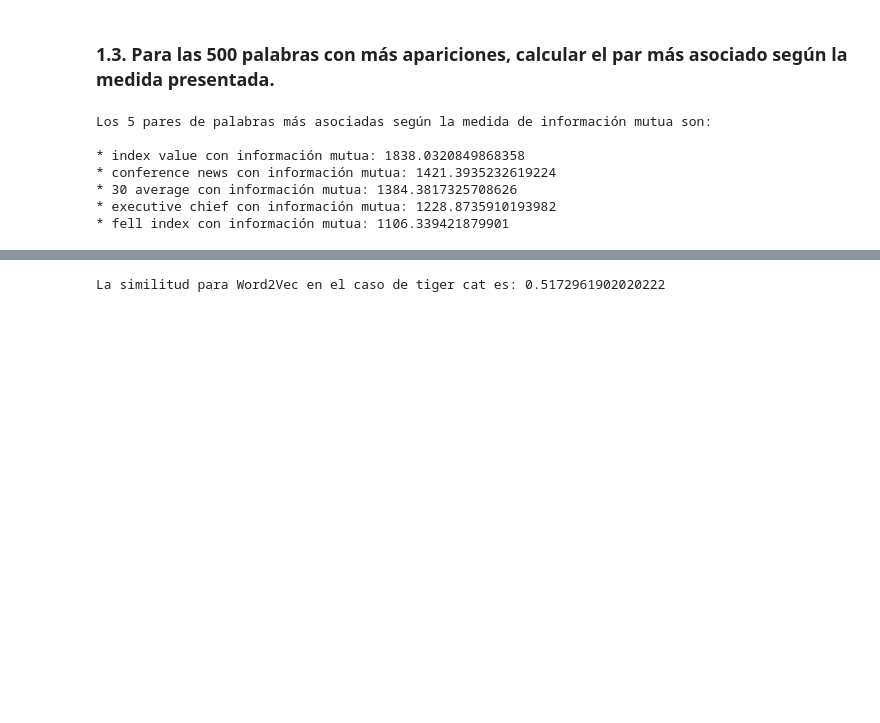
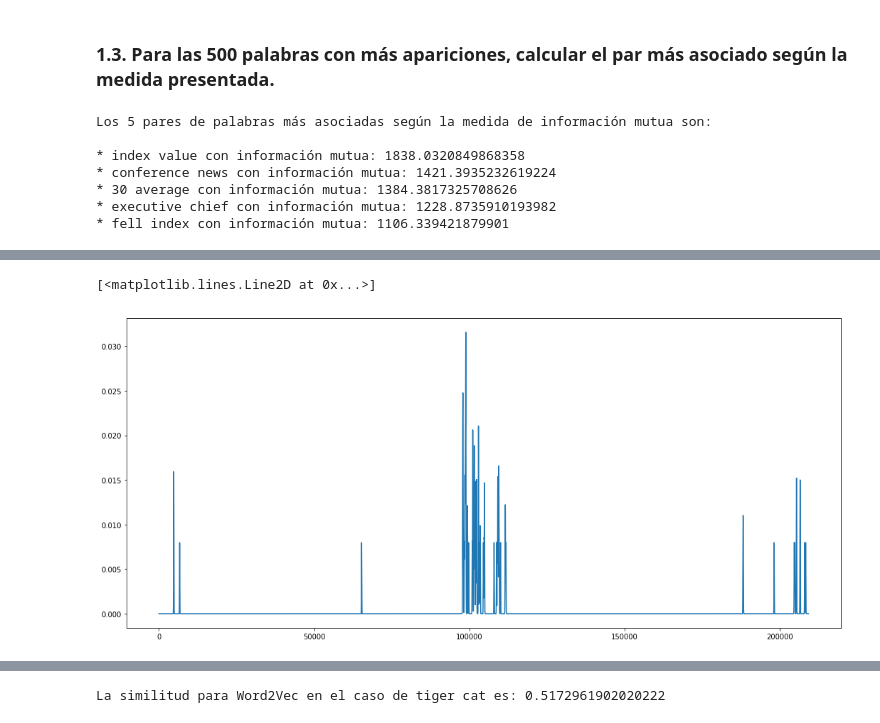
Before and after one commit to dgaus/cienciadatos, a Jupyter notebook: tp6/Ciencia de Datos - TP6.ipynb, the cells around one changed output, grey strips where cells are left out. Cells and saved outputs as stored; diff of their text form; code cells hidden in the pictures; blank space fills up the shorter version.

```diff
--- a/tp6/Ciencia de Datos - TP6.ipynb
+++ b/tp6/Ciencia de Datos - TP6.ipynb
@@ -174,0 +241,5 @@ Los 5 pares de palabras más asociadas según la medida de información mutua so
+# %%
+plt.plot(smoothed_vectors['instinct'])
+# %% [output]
+[<matplotlib.lines.Line2D at 0x...>]
+[figure, added]
```
Also changed, not shown: parts of 19 cells of this notebook.
